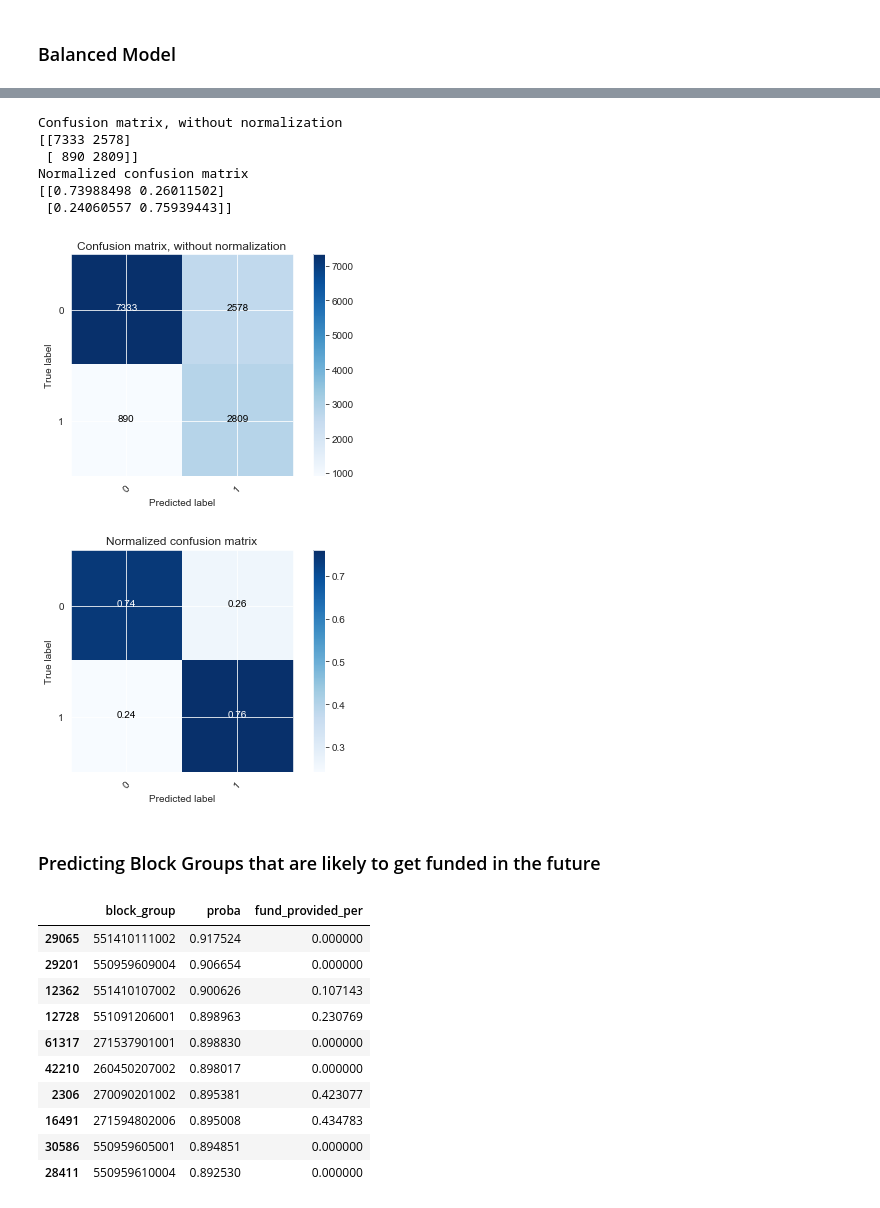
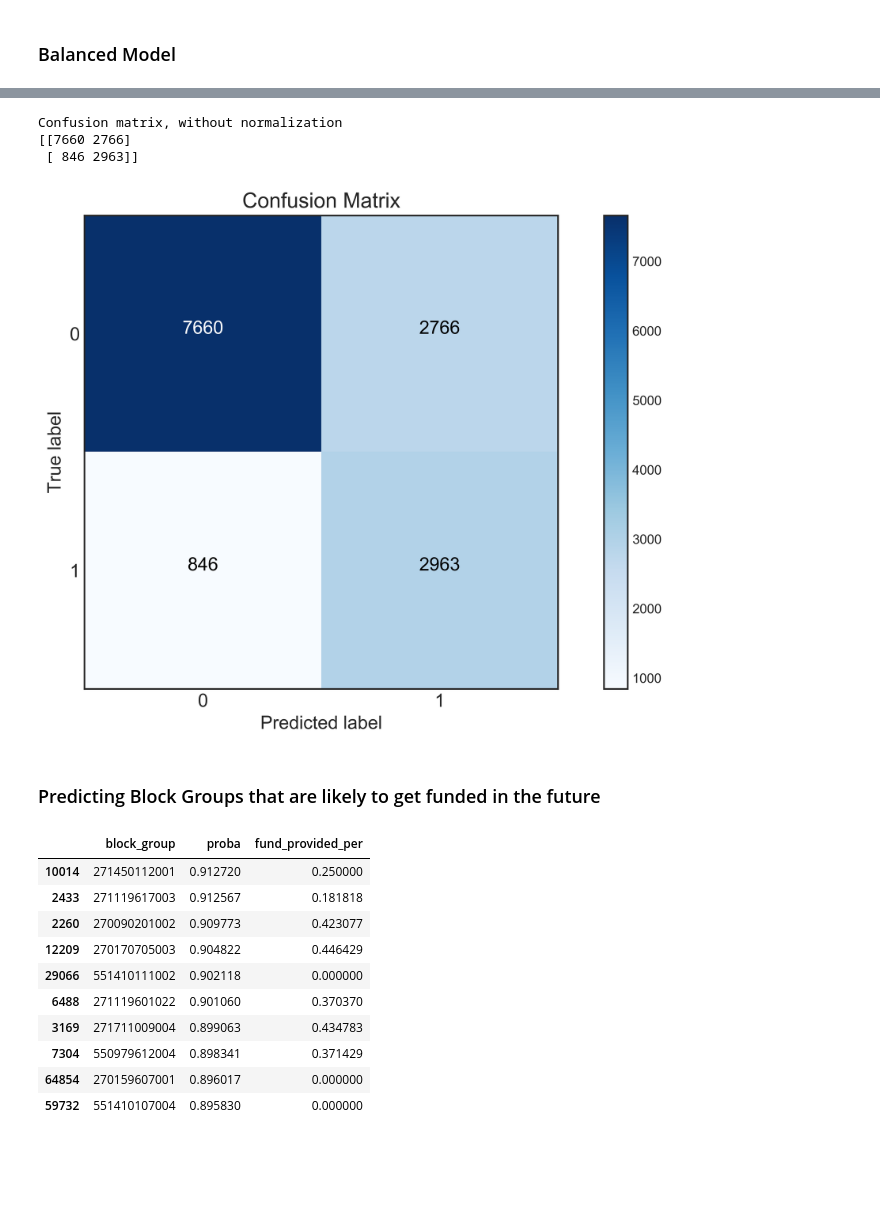
Before and after one commit to fccdsicapstone/data-exploration, a Jupyter notebook: fund_prediction_model.ipynb, the cells around one changed output, grey strips where cells are left out. Cells and saved outputs as stored; diff of their text form; code cells hidden in the pictures; blank space fills up the shorter version.

```diff
--- a/fund_prediction_model.ipynb
+++ b/fund_prediction_model.ipynb
@@ -92,11 +105,13 @@ all_data_new.count() / all_data_new.shape[0] * 100
 data_new = all_data_new.dropna()
 print(data_new.shape)
 
-mask = ((data_new.elev_range < data_new.elev_range.quantile(0.99)) &
-        (data_new.road_density < data_new.road_density.quantile(0.98)) &
-        (data_new.population_density < data_new.population_density.quantile(0.98)))
+# mask = ((data_new.elev_range < data_new.elev_range.quantile(0.99)) &
+#         (data_new.road_density < data_new.road_density.quantile(0.98)) &
+#         (data_new.population_density < data_new.population_density.quantile(0.98)))
 
-data_new = data_new[mask]
+# data_new = data_new[mask]
+
+data_new = all_data_new.dropna()
 
 print(data_new.shape)
 
@@ -163,18 +149,20 @@ Name: fund_provided_per, dtype: int64
 # %% [markdown]
 ### Balanced Model
 # %%
-#Random Forest Model
+# Random Forest Model
 
-RFmodel_balanced = RandomForestClassifier(class_weight='balanced')
+rfmodel_balanced = RandomForestClassifier(class_weight='balanced')
 params = {
-     'n_estimators': [200],
-    'min_samples_split': [65, 70, 75, 80],
-    'max_depth': [70, 75, 80, 85],
+    'n_estimators': [100],
+    'min_samples_split': range(10, 30, 5),
+    'max_depth': range(10, 18, 5),
 }
 
-grid_search_balanced = GridSearchCV(estimator=RFmodel_balanced, param_grid=params, scoring='f1', cv=3, n_jobs=-1, verbose=True)
+grid_search_balanced = GridSearchCV(estimator=rfmodel_balanced, param_grid=params,
+                                    scoring='f1', cv=2, n_jobs=-1, verbose=True)
 grid_search_balanced.fit(X_train, y_train)
 
 print('Train score', grid_search_balanced.score(X_train, y_train))
 print('Test score', grid_search_balanced.score(X_test, y_test))
+print('Best Parameters:', grid_search_balanced.best_params_)
 # %% [output]
@@ -205,25 +243,20 @@ CM_balanced = confusion_matrix(y_test, grid_search_balanced.predict(X_test))
 # %%
+sns.set_style('white')
 class_names = np.unique(y)
 # Plot non-normalized confusion matrix
-plt.figure()
 plot_confusion_matrix(CM_balanced, classes=class_names,
-                      title='Confusion matrix, without normalization')
+                      title='Confusion Matrix')
+plt.show()
 
 #Plot normalized confusion matrix
-plt.figure()
-plot_confusion_matrix(CM_balanced, classes=class_names, normalize=True,
-                      title='Normalized confusion matrix')
-
-plt.show()
+# plot_confusion_matrix(CM_balanced, classes=class_names, normalize=True,
+#                       title='Normalized confusion matrix')
+# plt.show()
 # %% [output]
 Confusion matrix, without normalization
-[[7333 2578]
- [ 890 2809]]
-Normalized confusion matrix
-[[0.73988498 0.26011502]
- [0.24060557 0.75939443]]
+[[7660 2766]
+ [ 846 2963]]
-[figure, old version]
+[figure, new version]
-[figure, removed]
 # %% [markdown]
 ### Predicting Block Groups that are likely to get funded in the future
 # %%
@@ -233,18 +266,18 @@ X_pred = no_enough_funded.drop(columns=['int_avail_per', 'block_group', target_c
 proba = grid_search_balanced.predict_proba(X_pred)
 no_enough_funded['proba'] = proba[:, 1]
 # %%
-prediction = no_enough_funded.sort_values('proba', ascending=False)[['block_group', 'proba','fund_provided_per']]
-prediction.to_csv('fund_prediction_result.csv', index = False)
+prediction = no_enough_funded.sort_values('proba', ascending=False)[['block_group', 'proba', 'fund_provided_per']]
+prediction.to_csv('fund_prediction_result.csv', index=False)
 prediction.head(10)
 # %% [output]
 |  | block_group | proba | fund_provided_per |
-| 29065 | 551410111002 | 0.917524 | 0.000000 |
-| 29201 | 550959609004 | 0.906654 | 0.000000 |
-| 12362 | 551410107002 | 0.900626 | 0.107143 |
-| 12728 | 551091206001 | 0.898963 | 0.230769 |
-| 61317 | 271537901001 | 0.898830 | 0.000000 |
-| 42210 | 260450207002 | 0.898017 | 0.000000 |
-| 2306 | 270090201002 | 0.895381 | 0.423077 |
-| 16491 | 271594802006 | 0.895008 | 0.434783 |
-| 30586 | 550959605001 | 0.894851 | 0.000000 |
-| 28411 | 550959610004 | 0.892530 | 0.000000 |
+| 10014 | 271450112001 | 0.912720 | 0.250000 |
+| 2433 | 271119617003 | 0.912567 | 0.181818 |
+| 2260 | 270090201002 | 0.909773 | 0.423077 |
+| 12209 | 270170705003 | 0.904822 | 0.446429 |
+| 29066 | 551410111002 | 0.902118 | 0.000000 |
+| 6488 | 271119601022 | 0.901060 | 0.370370 |
+| 3169 | 271711009004 | 0.899063 | 0.434783 |
+| 7304 | 550979612004 | 0.898341 | 0.371429 |
+| 64854 | 270159607001 | 0.896017 | 0.000000 |
+| 59732 | 551410107004 | 0.895830 | 0.000000 |
```
Also changed, not shown: parts of 11 cells of this notebook, 2 other files.
